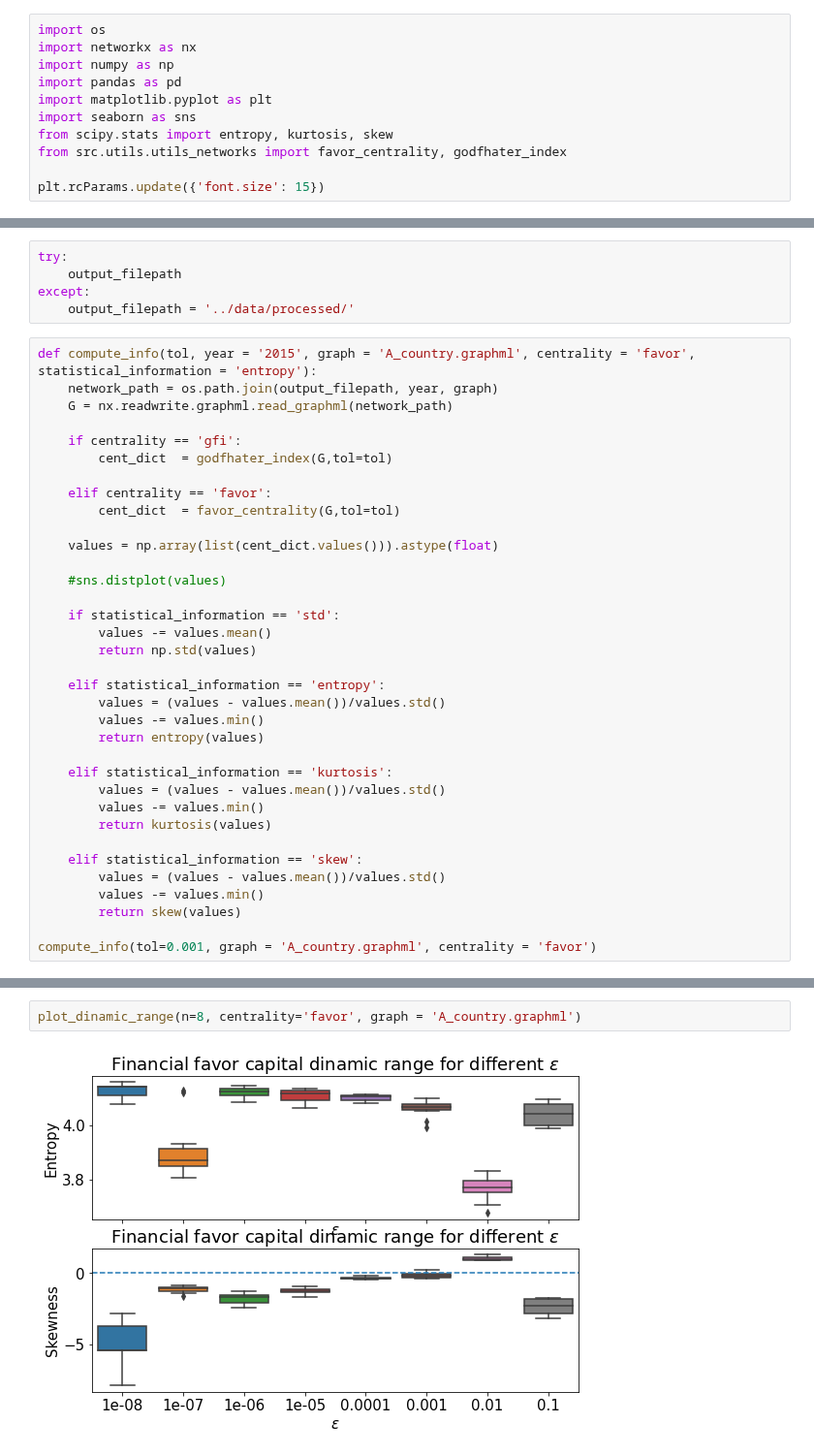
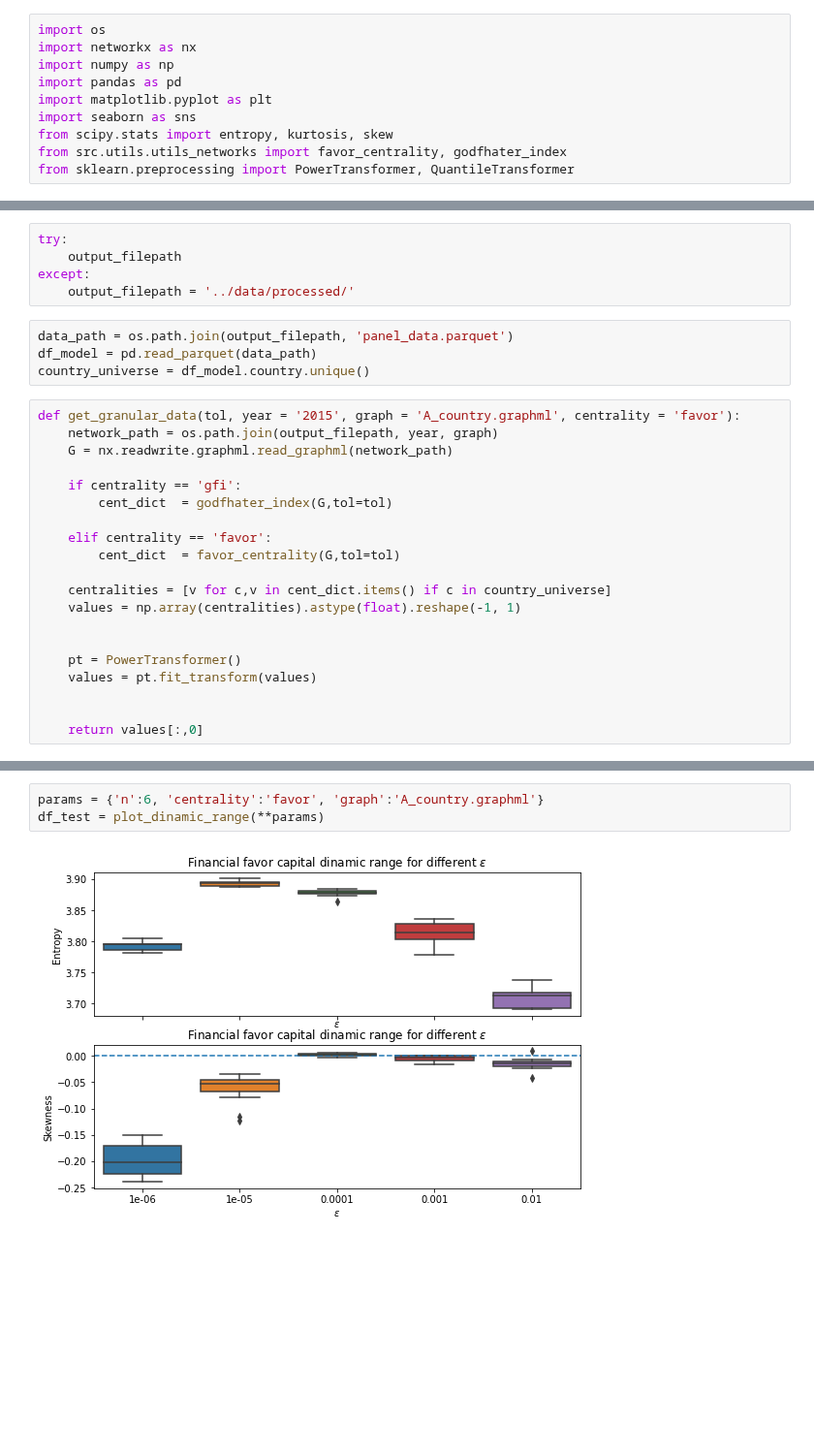
Before and after one commit to jaimeoliver1/social_capital_in_trade_networks, a Jupyter notebook: notebooks/08_dynamic_range_centralities.ipynb, the cells around one changed output, grey strips where cells are left out. Shown at 97% size. Drawn from its saved outputs; the diff is of its cells as text; blank space fills up the shorter version.

```diff
--- a/notebooks/08_dynamic_range_centralities.ipynb
+++ b/notebooks/08_dynamic_range_centralities.ipynb
@@ -7,8 +7,7 @@ import matplotlib.pyplot as plt
 import seaborn as sns
 from scipy.stats import entropy, kurtosis, skew
 from src.utils.utils_networks import favor_centrality, godfhater_index
-
-plt.rcParams.update({'font.size': 15})
+from sklearn.preprocessing import PowerTransformer, QuantileTransformer
 # %%
 
 def favor_centrality(G, tol=0.0001):
@@ -50,8 +49,12 @@ try:
     output_filepath
 except:
     output_filepath = '../data/processed/'
+# %%
+data_path = os.path.join(output_filepath, 'panel_data.parquet')
+df_model = pd.read_parquet(data_path)
+country_universe = df_model.country.unique()
 # %%
-def compute_info(tol, year = '2015', graph = 'A_country.graphml', centrality = 'favor', statistical_information = 'entropy'):
+def get_granular_data(tol, year = '2015', graph = 'A_country.graphml', centrality = 'favor'):
     network_path = os.path.join(output_filepath, year, graph)
     G = nx.readwrite.graphml.read_graphml(network_path)
 
@@ -61,27 +64,12 @@ def compute_info(tol, year = '2015', graph = 'A_country.graphml', centrality = '
     elif centrality == 'favor':
         cent_dict  = favor_centrality(G,tol=tol)
 
-    values = np.array(list(cent_dict.values())).astype(float)
+    centralities = [v for c,v in cent_dict.items() if c in country_universe]
+    values = np.array(centralities).astype(float).reshape(-1, 1)
 
-    #sns.distplot(values)
 
-    if statistical_information == 'std':
-        values -= values.mean()
-        return np.std(values)
+    pt = PowerTransformer()
+    values = pt.fit_transform(values)
 
-    elif statistical_information == 'entropy':
-        values = (values - values.mean())/values.std()
-        values -= values.min()
-        return entropy(values)
 
-    elif statistical_information == 'kurtosis':
-        values = (values - values.mean())/values.std()
-        values -= values.min()
-        return kurtosis(values)
-
-    elif statistical_information == 'skew':
-        values = (values - values.mean())/values.std()
-        values -= values.min()
-        return skew(values)
-
-compute_info(tol=0.001, graph = 'A_country.graphml', centrality = 'favor')
+    return values[:,0]
@@ -129,4 +183,5 @@ plot_dinamic_range(n=15, centrality='gfi', graph = 'migration_network.graphml')
 # %%
-plot_dinamic_range(n=8, centrality='favor', graph = 'A_country.graphml')
+params = {'n':6, 'centrality':'favor', 'graph':'A_country.graphml'}
+df_test = plot_dinamic_range(**params)
 # %% [output]
-[figure, old version]
+[figure, new version]
```
Also changed, not shown: parts of 8 cells of this notebook, 7 other files.
